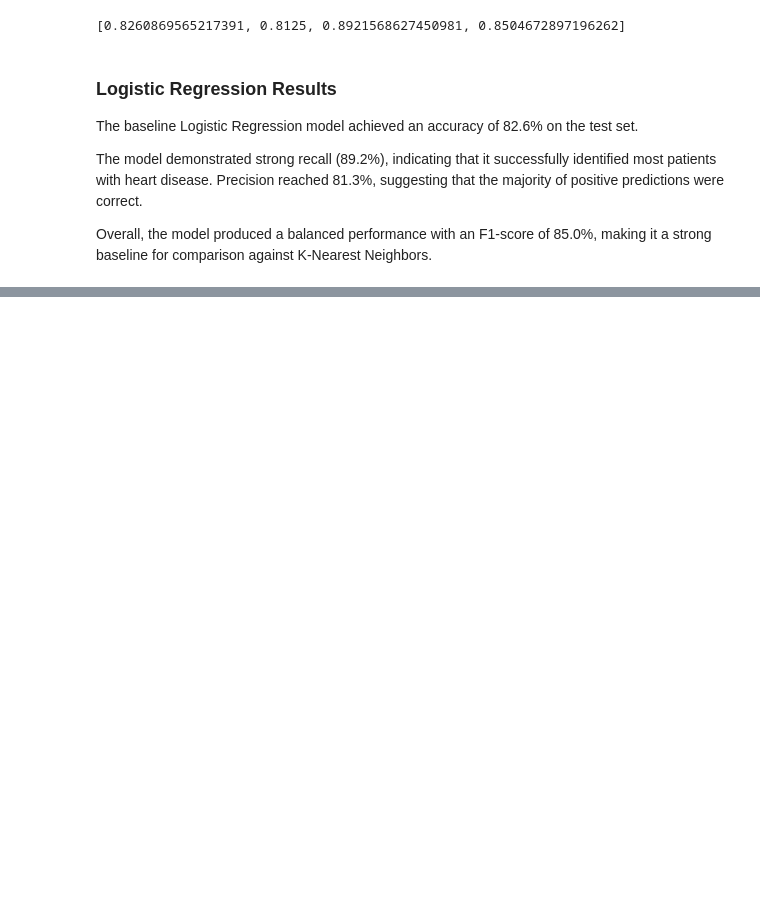
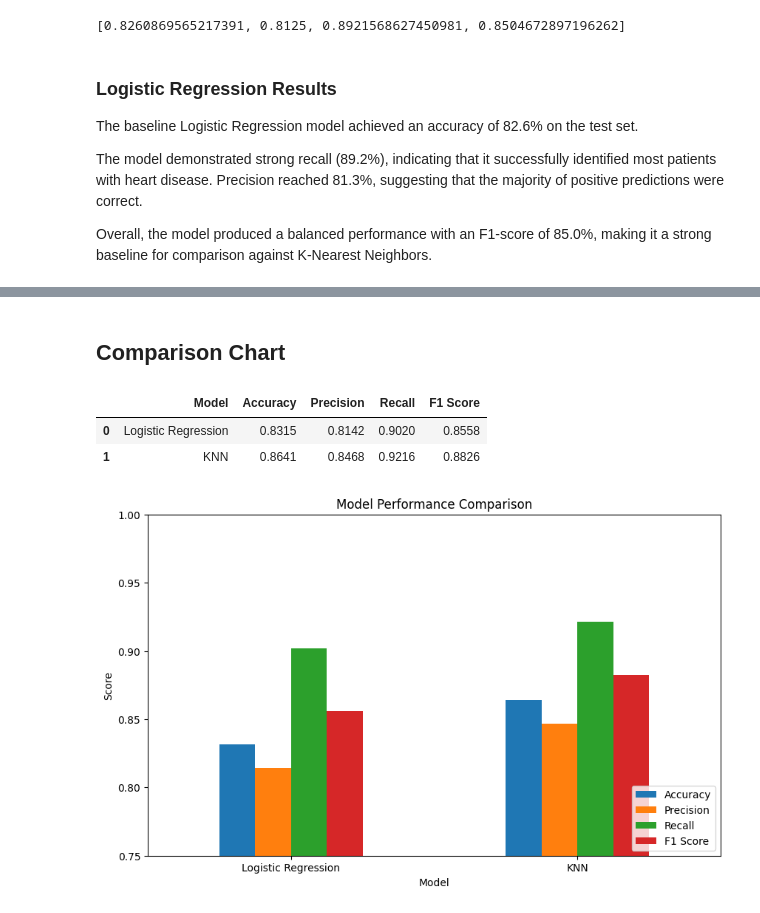
Before and after one commit to mohammadSous/heart-disease-classification, a Jupyter notebook: main.ipynb, the cells around one changed output, grey strips where cells are left out. Cells and saved outputs as stored; diff of their text form; code cells hidden in the pictures; blank space fills up the shorter version.

```diff
--- a/main.ipynb
+++ b/main.ipynb
@@ -678,0 +873,33 @@ Overall, the model produced a balanced performance with an F1-score of 85.0%, ma
+# %% [markdown]
+## Comparison Chart
+# %%
+comparison_df = pd.DataFrame({
+    "Model": ["Logistic Regression", "KNN"],
+    "Accuracy": [0.8315, 0.8641],
+    "Precision": [0.8142, 0.8468],
+    "Recall": [0.9020, 0.9216],
+    "F1 Score": [0.8558, 0.8826]
+})
+
+comparison_df
+# %% [output]
+|  | Model | Accuracy | Precision | Recall | F1 Score |
+| 0 | Logistic Regression | 0.8315 | 0.8142 | 0.9020 | 0.8558 |
+| 1 | KNN | 0.8641 | 0.8468 | 0.9216 | 0.8826 |
+# %%
+comparison_df.set_index("Model").plot(
+    kind="bar",
+    figsize=(10, 6)
+)
+
+plt.title("Model Performance Comparison")
+plt.ylabel("Score")
+plt.xlabel("Model")
+plt.xticks(rotation=0)
+plt.ylim(0.75, 1.0)
+
+plt.legend(loc="lower right")
+
+plt.show()
+# %% [output]
+[figure, added]
```
Also changed, not shown: parts of 20 cells of this notebook.
